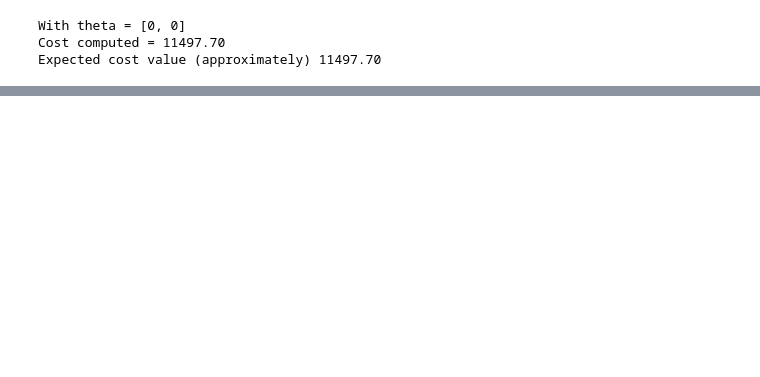
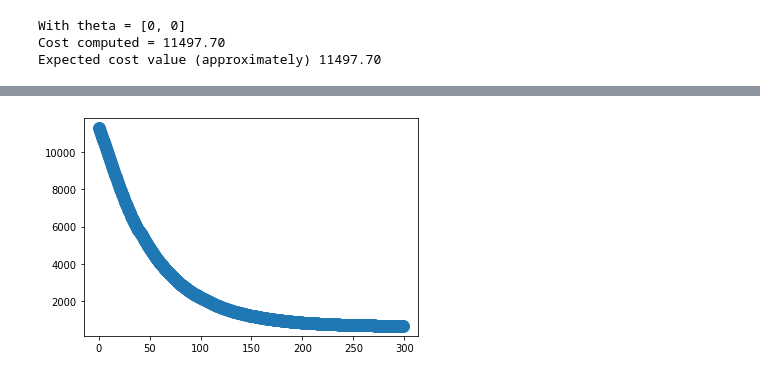
Before and after one commit to changsin/ML, a Jupyter notebook: MIU/04.linear_regression.ipynb, the cells around one changed output, grey strips where cells are left out. Cells and saved outputs as stored; diff of their text form; code cells hidden in the pictures; blank space fills up the shorter version.

```diff
--- a/MIU/04.linear_regression.ipynb
+++ b/MIU/04.linear_regression.ipynb
@@ -354,0 +348,6 @@ ax.plot(x_line, y_line, 'g', label='y=wx+b')
+# %%
+J_history = np.array(J_history)
+# %%
+ax1 = plot_data(range(len(J_history)), J_history[:, 0])
+# %% [output]
+[figure, added]
```
Also changed, not shown: parts of 6 cells of this notebook.
